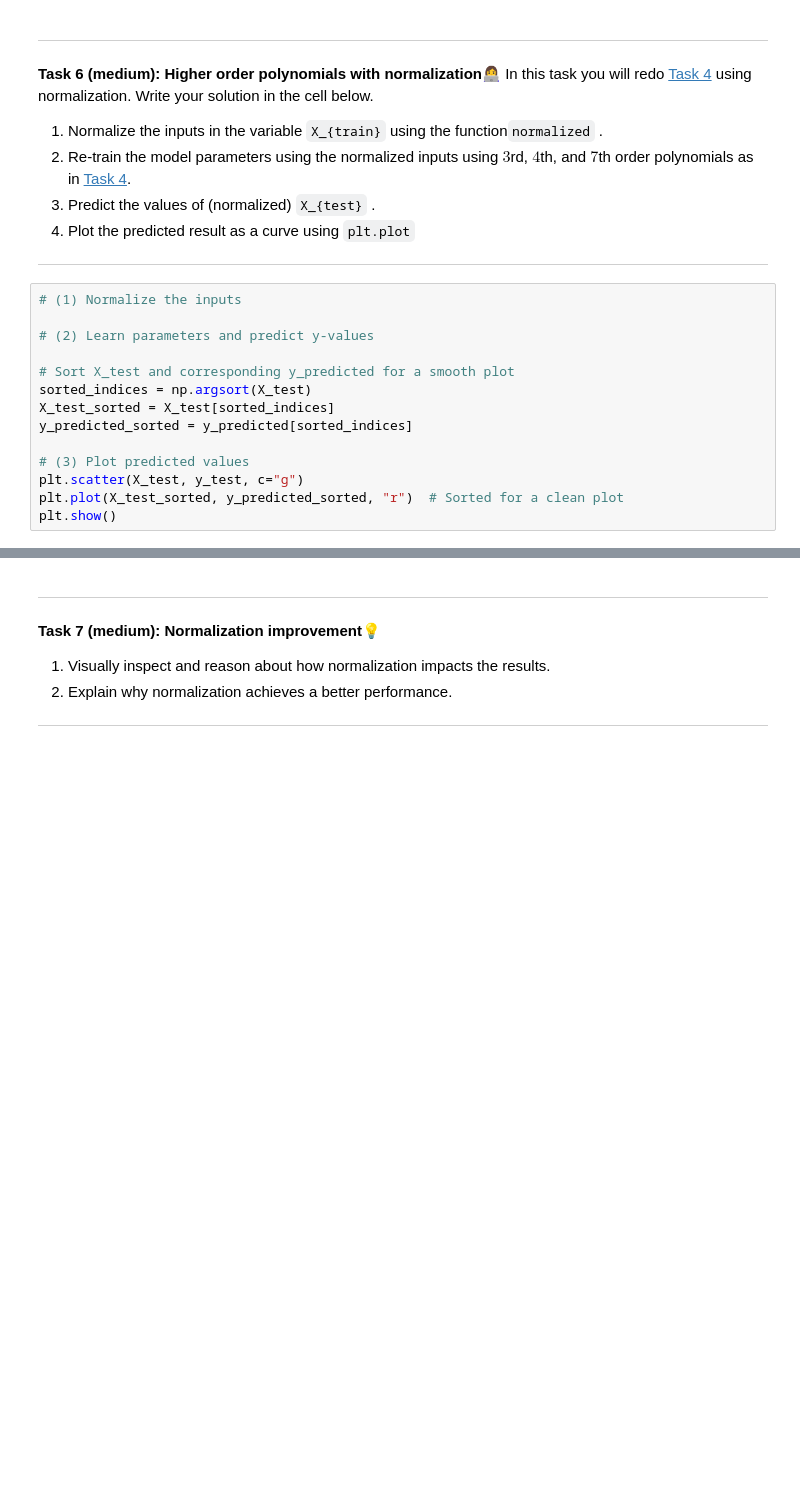
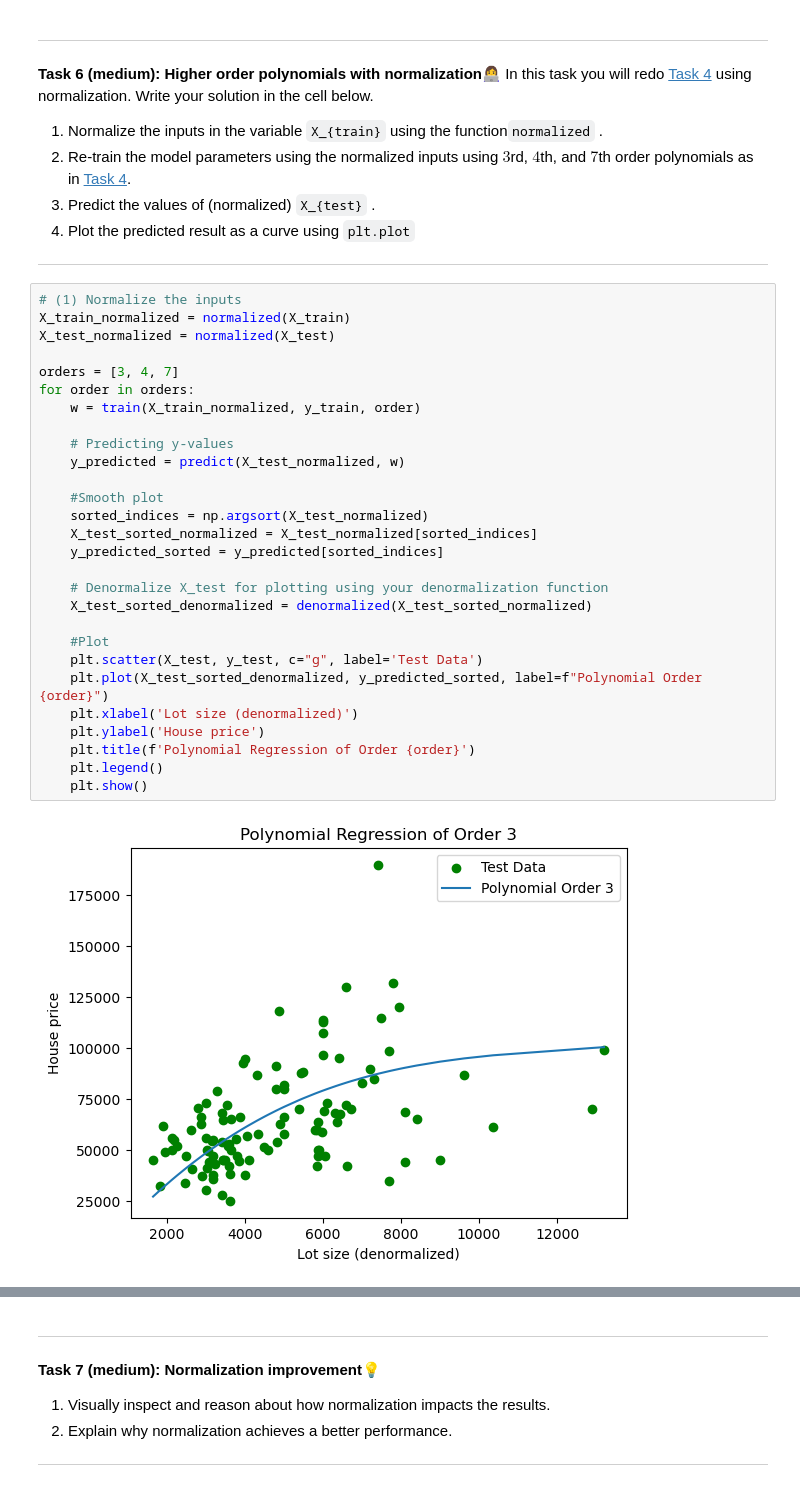
Before and after one commit to Grumlebob/MachineLearning2024, a Jupyter notebook: Exercises/vscode/W07/01-polynomial_regression.ipynb, the cells around one changed output, grey strips where cells are left out. Drawn from its saved outputs; the diff is of its cells as text; blank space fills up the shorter version.

```diff
--- a/Exercises/vscode/W07/01-polynomial_regression.ipynb
+++ b/Exercises/vscode/W07/01-polynomial_regression.ipynb
@@ -234,15 +299,31 @@ In this task you will redo [Task 4](#learn) using normalization. Write your solu
 ---
 # %%
 # (1) Normalize the inputs
+X_train_normalized = normalized(X_train)
+X_test_normalized = normalized(X_test)
 
-# (2) Learn parameters and predict y-values
+orders = [3, 4, 7]
+for order in orders:
+    w = train(X_train_normalized, y_train, order)
 
-# Sort X_test and corresponding y_predicted for a smooth plot
-sorted_indices = np.argsort(X_test)
-X_test_sorted = X_test[sorted_indices]
-y_predicted_sorted = y_predicted[sorted_indices]
+    # Predicting y-values
+    y_predicted = predict(X_test_normalized, w)
 
-# (3) Plot predicted values
-plt.scatter(X_test, y_test, c="g")
-plt.plot(X_test_sorted, y_predicted_sorted, "r")  # Sorted for a clean plot
-plt.show()
+    #Smooth plot
+    sorted_indices = np.argsort(X_test_normalized)
+    X_test_sorted_normalized = X_test_normalized[sorted_indices]
+    y_predicted_sorted = y_predicted[sorted_indices]
+
+    # Denormalize X_test for plotting using your denormalization function
+    X_test_sorted_denormalized = denormalized(X_test_sorted_normalized)
+
+    #Plot
+    plt.scatter(X_test, y_test, c="g", label='Test Data')
+    plt.plot(X_test_sorted_denormalized, y_predicted_sorted, label=f"Polynomial Order {order}")
+    plt.xlabel('Lot size (denormalized)')
+    plt.ylabel('House price')
+    plt.title(f'Polynomial Regression of Order {order}')
+    plt.legend()
+    plt.show()
+# %% [output]
+[figure, added]
```
Also changed, not shown: parts of 17 cells of this notebook, 3 other files.
